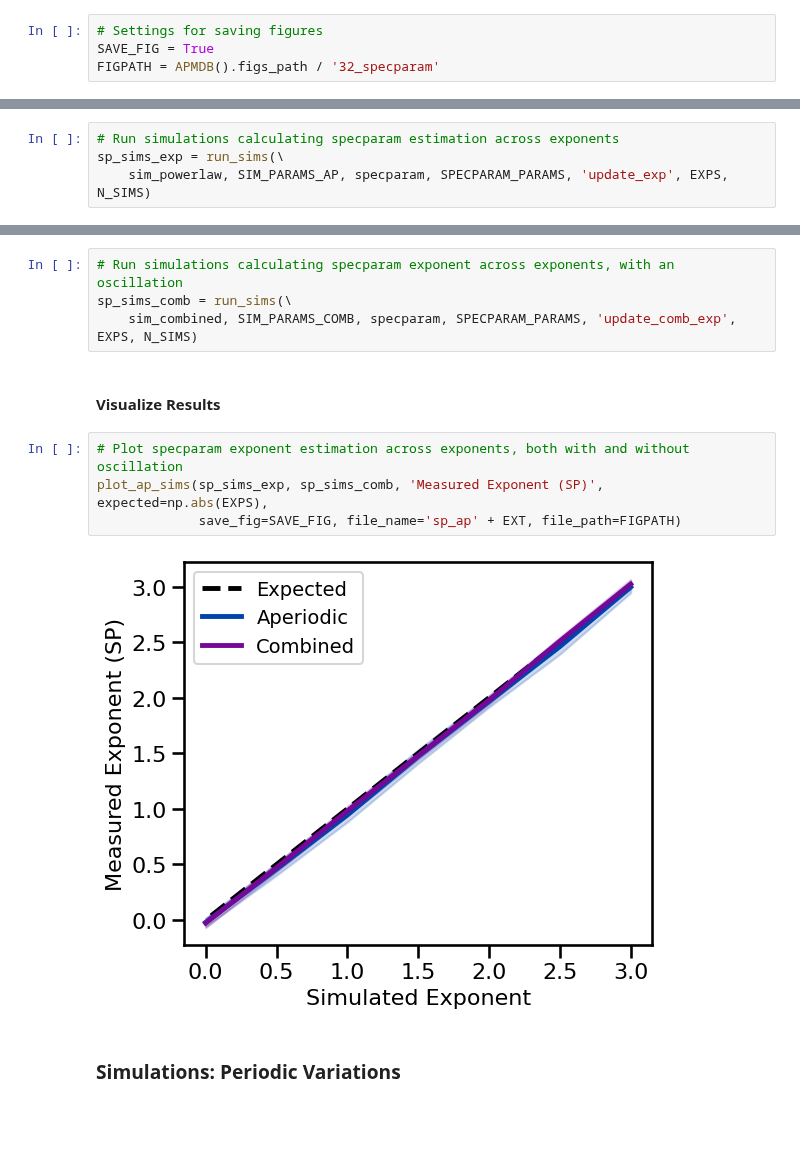
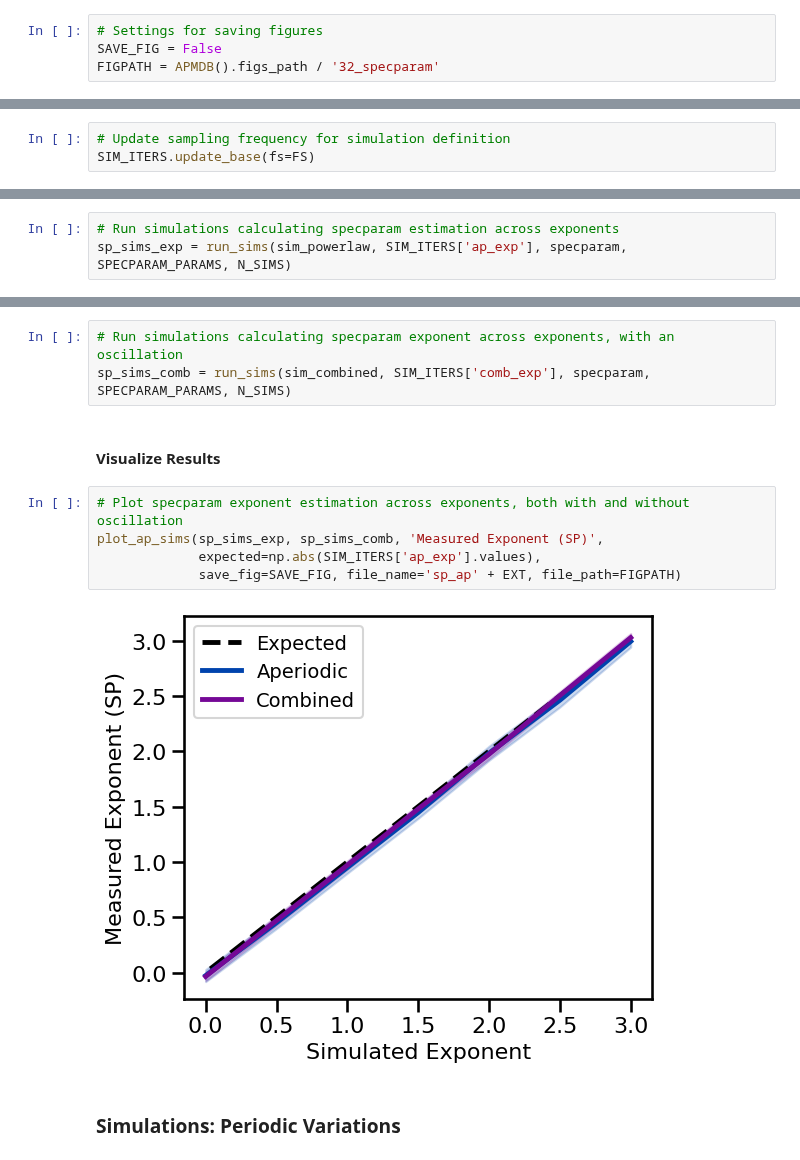
Before and after one commit to AperiodicMethods/AperiodicMethods, a Jupyter notebook: notebooks/32-Specparam.ipynb, the cells around one changed output, grey strips where cells are left out. Cells and saved outputs as stored; diff of their text form; blank space fills up the shorter version.

```diff
--- a/notebooks/32-Specparam.ipynb
+++ b/notebooks/32-Specparam.ipynb
@@ -53,7 +53,7 @@ PSD_PLT_KWARGS = {
 }
 # %%
 # Settings for saving figures
-SAVE_FIG = True
+SAVE_FIG = False
 FIGPATH = APMDB().figs_path / '32_specparam'
 # %%
 # Settings for loading simulations
@@ -61,3 +61,6 @@ SIMPATH = APMDB().sims_path / 'time_series'
 # %%
 # Set the random seed
 set_random_seed(111)
+# %%
+# Update sampling frequency for simulation definition
+SIM_ITERS.update_base(fs=FS)
@@ -184,22 +190,21 @@ Expected Exponent:       -1.5000
 #### Aperiodic Exponent
 # %%
 # Run simulations calculating specparam estimation across exponents
-sp_sims_exp = run_sims(\
-    sim_powerlaw, SIM_PARAMS_AP, specparam, SPECPARAM_PARAMS, 'update_exp', EXPS, N_SIMS)
+sp_sims_exp = run_sims(sim_powerlaw, SIM_ITERS['ap_exp'], specparam, SPECPARAM_PARAMS, N_SIMS)
 # %% [markdown]
 #### Aperiodic Exponent (combined signal)
 # %%
 # Run simulations calculating specparam exponent across exponents, with an oscillation
-sp_sims_comb = run_sims(\
-    sim_combined, SIM_PARAMS_COMB, specparam, SPECPARAM_PARAMS, 'update_comb_exp', EXPS, N_SIMS)
+sp_sims_comb = run_sims(sim_combined, SIM_ITERS['comb_exp'], specparam, SPECPARAM_PARAMS, N_SIMS)
 # %% [markdown]
 #### Visualize Results
 # %%
 # Plot specparam exponent estimation across exponents, both with and without oscillation
-plot_ap_sims(sp_sims_exp, sp_sims_comb, 'Measured Exponent (SP)', expected=np.abs(EXPS),
+plot_ap_sims(sp_sims_exp, sp_sims_comb, 'Measured Exponent (SP)',
+             expected=np.abs(SIM_ITERS['ap_exp'].values),
              save_fig=SAVE_FIG, file_name='sp_ap' + EXT, file_path=FIGPATH)
 # %% [output]
-[figure, old version]
+[figure, new version]
 # %% [markdown]
 ### Simulations: Periodic Variations
 # %% [markdown]
```
Also changed, not shown: parts of 37 cells of this notebook, 1 other file.
